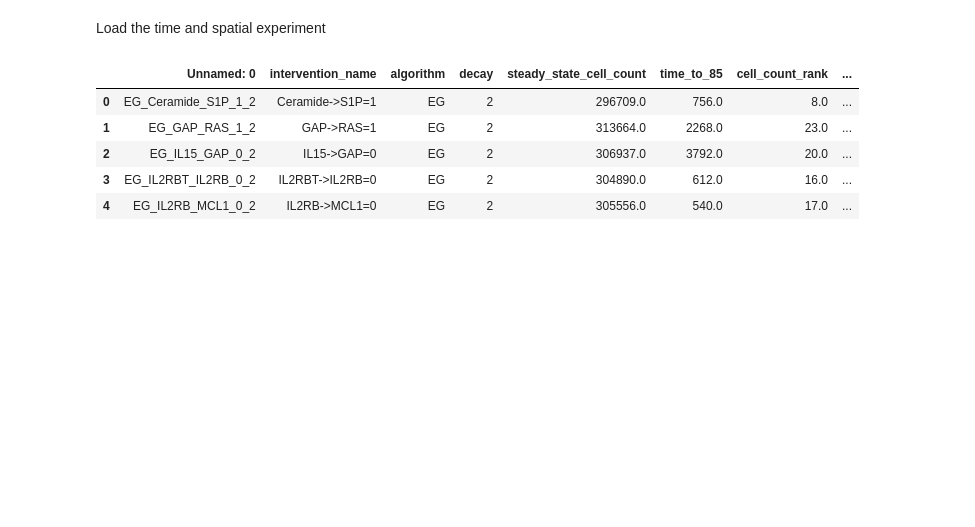
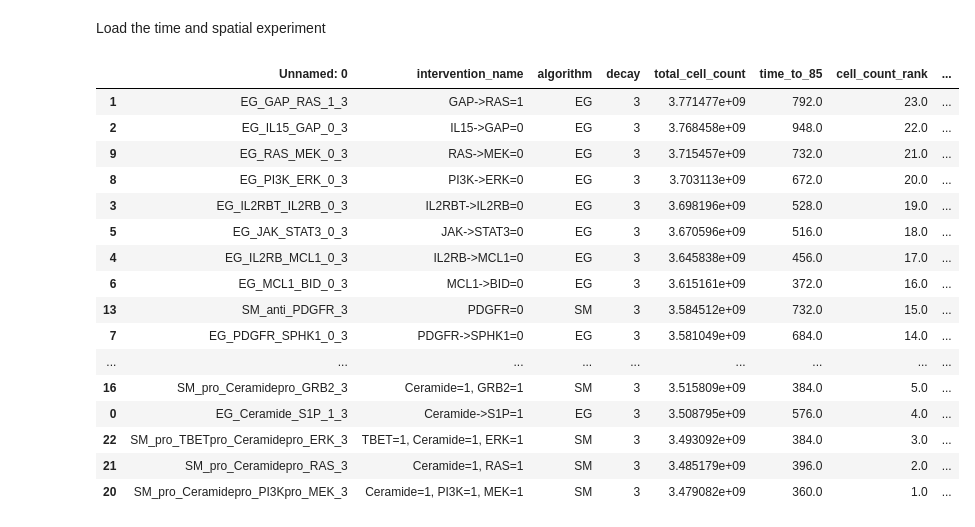
Before and after one commit to johnmetzcar/PhysiLab, a Jupyter notebook: scripts/comparing_across_experiments.ipynb, the cells around one changed output. Saved outputs shown, nothing was run; the diff lists cells and outputs as text; code cells hidden in the pictures; blank space fills up the shorter version.

```diff
--- a/scripts/comparing_across_experiments.ipynb
+++ b/scripts/comparing_across_experiments.ipynb
@@ -45,13 +46,25 @@ Load the time and spatial experiment
 # %%
 # time_fast_clearance_df = pd.read_csv('../dataframes/fast_clearance_time_ranking.csv')
 time_medium_clearance_df = pd.read_csv('../dataframes/medium_clearance_time_ranking.csv')
-time_slow_clearnce_df = pd.read_csv('../dataframes/slow_clearance_time_ranking.csv')
+time_slow_clearance_df = pd.read_csv('../dataframes/slow_clearance_time_ranking.csv')
 
-time_medium_clearance_df.head()
+time_slow_clearance_df.sort_values(by='cell_count_rank', ascending=False).head(28)
+# time_slow_clearance_df['steady_state_cell_count'].describe()
 # %% [output]
-|  | Unnamed: 0 | intervention_name | algorithm | decay | steady_state_cell_count | time_to_85 | cell_count_rank | ... |
-| 0 | EG_Ceramide_S1P_1_2 | Ceramide->S1P=1 | EG | 2 | 296709.0 | 756.0 | 8.0 | ... |
-| 1 | EG_GAP_RAS_1_2 | GAP->RAS=1 | EG | 2 | 313664.0 | 2268.0 | 23.0 | ... |
-| 2 | EG_IL15_GAP_0_2 | IL15->GAP=0 | EG | 2 | 306937.0 | 3792.0 | 20.0 | ... |
-| 3 | EG_IL2RBT_IL2RB_0_2 | IL2RBT->IL2RB=0 | EG | 2 | 304890.0 | 612.0 | 16.0 | ... |
-| 4 | EG_IL2RB_MCL1_0_2 | IL2RB->MCL1=0 | EG | 2 | 305556.0 | 540.0 | 17.0 | ... |
+|  | Unnamed: 0 | intervention_name | algorithm | decay | total_cell_count | time_to_85 | cell_count_rank | ... |
+| 1 | EG_GAP_RAS_1_3 | GAP->RAS=1 | EG | 3 | 3.771477e+09 | 792.0 | 23.0 | ... |
+| 2 | EG_IL15_GAP_0_3 | IL15->GAP=0 | EG | 3 | 3.768458e+09 | 948.0 | 22.0 | ... |
+| 9 | EG_RAS_MEK_0_3 | RAS->MEK=0 | EG | 3 | 3.715457e+09 | 732.0 | 21.0 | ... |
+| 8 | EG_PI3K_ERK_0_3 | PI3K->ERK=0 | EG | 3 | 3.703113e+09 | 672.0 | 20.0 | ... |
+| 3 | EG_IL2RBT_IL2RB_0_3 | IL2RBT->IL2RB=0 | EG | 3 | 3.698196e+09 | 528.0 | 19.0 | ... |
+| 5 | EG_JAK_STAT3_0_3 | JAK->STAT3=0 | EG | 3 | 3.670596e+09 | 516.0 | 18.0 | ... |
+| 4 | EG_IL2RB_MCL1_0_3 | IL2RB->MCL1=0 | EG | 3 | 3.645838e+09 | 456.0 | 17.0 | ... |
+| 6 | EG_MCL1_BID_0_3 | MCL1->BID=0 | EG | 3 | 3.615161e+09 | 372.0 | 16.0 | ... |
+| 13 | SM_anti_PDGFR_3 | PDGFR=0 | SM | 3 | 3.584512e+09 | 732.0 | 15.0 | ... |
+| 7 | EG_PDGFR_SPHK1_0_3 | PDGFR->SPHK1=0 | EG | 3 | 3.581049e+09 | 684.0 | 14.0 | ... |
+| ... | ... | ... | ... | ... | ... | ... | ... | ... |
+| 16 | SM_pro_Ceramidepro_GRB2_3 | Ceramide=1, GRB2=1 | SM | 3 | 3.515809e+09 | 384.0 | 5.0 | ... |
+| 0 | EG_Ceramide_S1P_1_3 | Ceramide->S1P=1 | EG | 3 | 3.508795e+09 | 576.0 | 4.0 | ... |
+| 22 | SM_pro_TBETpro_Ceramidepro_ERK_3 | TBET=1, Ceramide=1, ERK=1 | SM | 3 | 3.493092e+09 | 384.0 | 3.0 | ... |
+| 21 | SM_pro_Ceramidepro_RAS_3 | Ceramide=1, RAS=1 | SM | 3 | 3.485179e+09 | 396.0 | 2.0 | ... |
+| 20 | SM_pro_Ceramidepro_PI3Kpro_MEK_3 | Ceramide=1, PI3K=1, MEK=1 | SM | 3 | 3.479082e+09 | 360.0 | 1.0 | ... |
```
Also changed, not shown: parts of 8 cells of this notebook, 7 other files.
